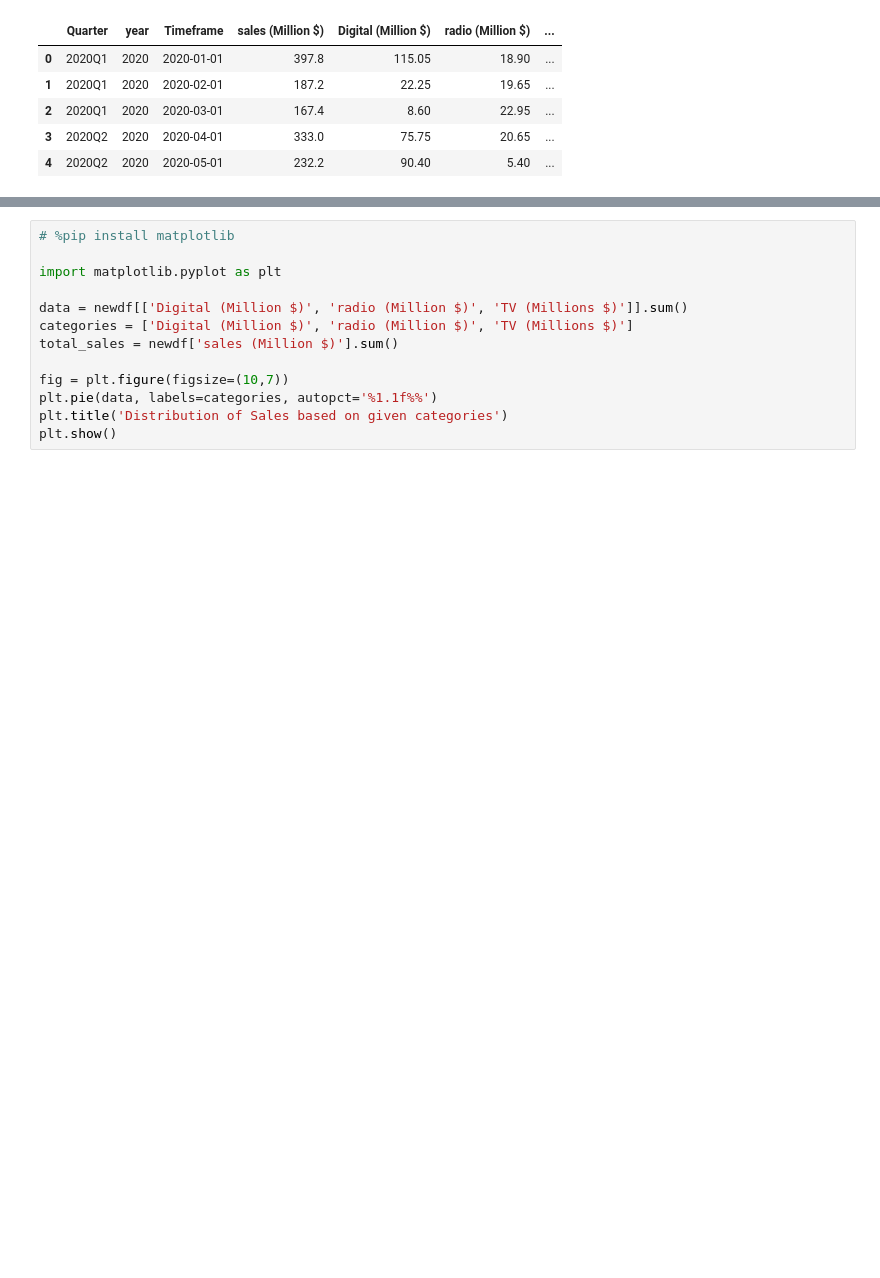
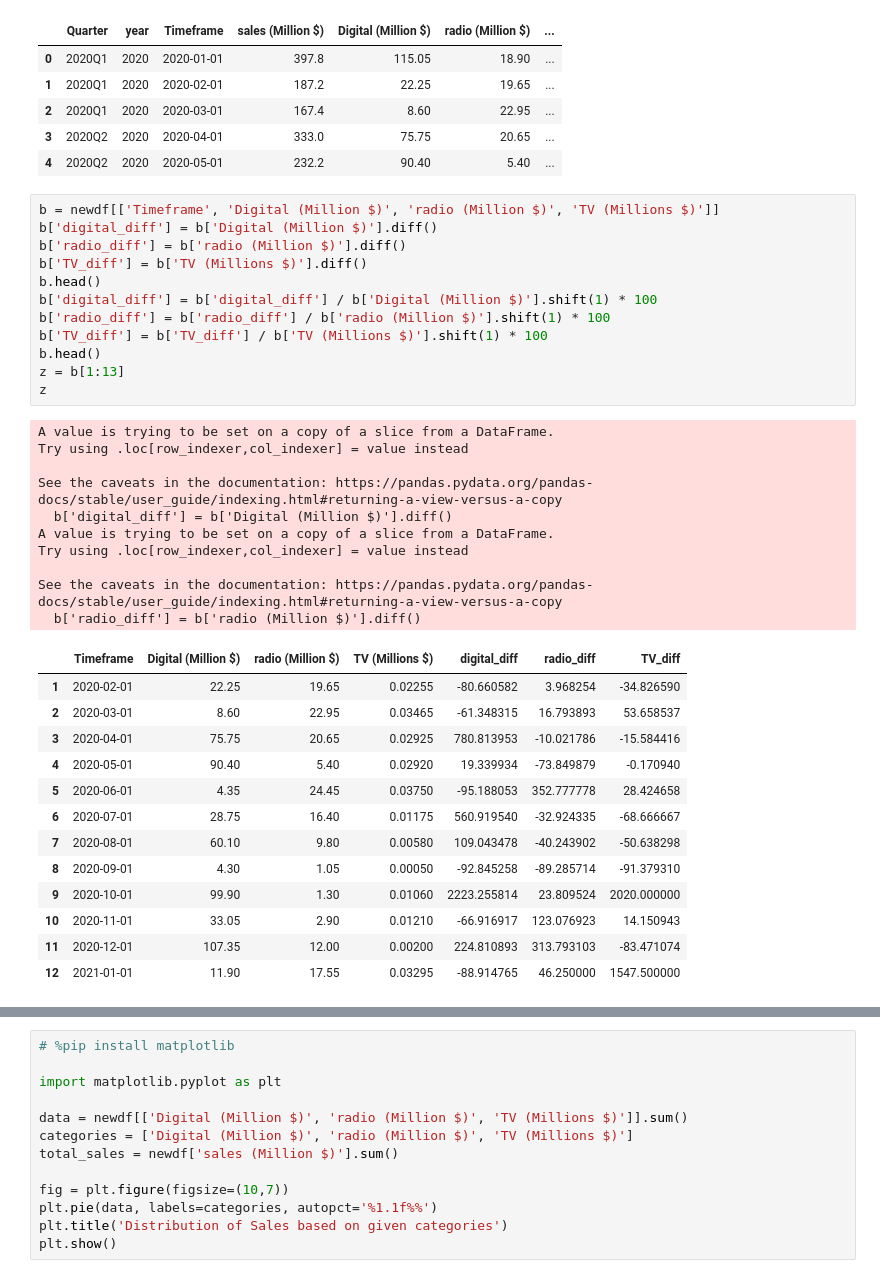
Before and after one commit to Utsavth13/case, a Jupyter notebook: 1.ipynb, the cells around one changed output, grey strips where cells are left out. Cells and saved outputs as stored; diff of their text form; blank space fills up the shorter version.

```diff
--- a/1.ipynb
+++ b/1.ipynb
@@ -47,3 +47,39 @@ newdf.head(5)
 | 2 | 2020Q1 | 2020 | 2020-03-01 | 167.4 | 8.60 | 22.95 | ... |
 | 3 | 2020Q2 | 2020 | 2020-04-01 | 333.0 | 75.75 | 20.65 | ... |
 | 4 | 2020Q2 | 2020 | 2020-05-01 | 232.2 | 90.40 | 5.40 | ... |
+# %%
+b = newdf[['Timeframe', 'Digital (Million $)', 'radio (Million $)', 'TV (Millions $)']]
+b['digital_diff'] = b['Digital (Million $)'].diff()
+b['radio_diff'] = b['radio (Million $)'].diff()
+b['TV_diff'] = b['TV (Millions $)'].diff()
+b.head()
+b['digital_diff'] = b['digital_diff'] / b['Digital (Million $)'].shift(1) * 100
+b['radio_diff'] = b['radio_diff'] / b['radio (Million $)'].shift(1) * 100
+b['TV_diff'] = b['TV_diff'] / b['TV (Millions $)'].shift(1) * 100
+b.head()
+z = b[1:13]
+z
+# %% [output]
+A value is trying to be set on a copy of a slice from a DataFrame.
+Try using .loc[row_indexer,col_indexer] = value instead
+
+See the caveats in the documentation: https://pandas.pydata.org/pandas-docs/stable/user_guide/indexing.html#returning-a-view-versus-a-copy
+  b['digital_diff'] = b['Digital (Million $)'].diff()
+A value is trying to be set on a copy of a slice from a DataFrame.
+Try using .loc[row_indexer,col_indexer] = value instead
+
+See the caveats in the documentation: https://pandas.pydata.org/pandas-docs/stable/user_guide/indexing.html#returning-a-view-versus-a-copy
+  b['radio_diff'] = b['radio (Million $)'].diff()
+|  | Timeframe | Digital (Million $) | radio (Million $) | TV (Millions $) | digital_diff | radio_diff | TV_diff |
+| 1 | 2020-02-01 | 22.25 | 19.65 | 0.02255 | -80.660582 | 3.968254 | -34.826590 |
+| 2 | 2020-03-01 | 8.60 | 22.95 | 0.03465 | -61.348315 | 16.793893 | 53.658537 |
+| 3 | 2020-04-01 | 75.75 | 20.65 | 0.02925 | 780.813953 | -10.021786 | -15.584416 |
+| 4 | 2020-05-01 | 90.40 | 5.40 | 0.02920 | 19.339934 | -73.849879 | -0.170940 |
+| 5 | 2020-06-01 | 4.35 | 24.45 | 0.03750 | -95.188053 | 352.777778 | 28.424658 |
+| 6 | 2020-07-01 | 28.75 | 16.40 | 0.01175 | 560.919540 | -32.924335 | -68.666667 |
+| 7 | 2020-08-01 | 60.10 | 9.80 | 0.00580 | 109.043478 | -40.243902 | -50.638298 |
+| 8 | 2020-09-01 | 4.30 | 1.05 | 0.00050 | -92.845258 | -89.285714 | -91.379310 |
+| 9 | 2020-10-01 | 99.90 | 1.30 | 0.01060 | 2223.255814 | 23.809524 | 2020.000000 |
+| 10 | 2020-11-01 | 33.05 | 2.90 | 0.01210 | -66.916917 | 123.076923 | 14.150943 |
+| 11 | 2020-12-01 | 107.35 | 12.00 | 0.00200 | 224.810893 | 313.793103 | -83.471074 |
+| 12 | 2021-01-01 | 11.90 | 17.55 | 0.03295 | -88.914765 | 46.250000 | 1547.500000 |
```
Also changed, not shown: parts of 4 cells of this notebook.
